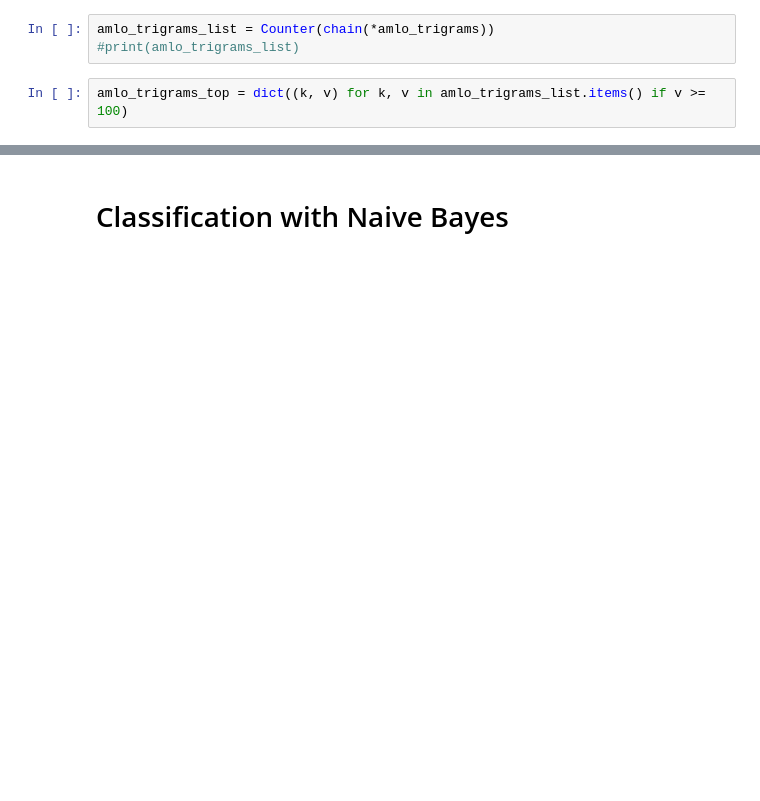
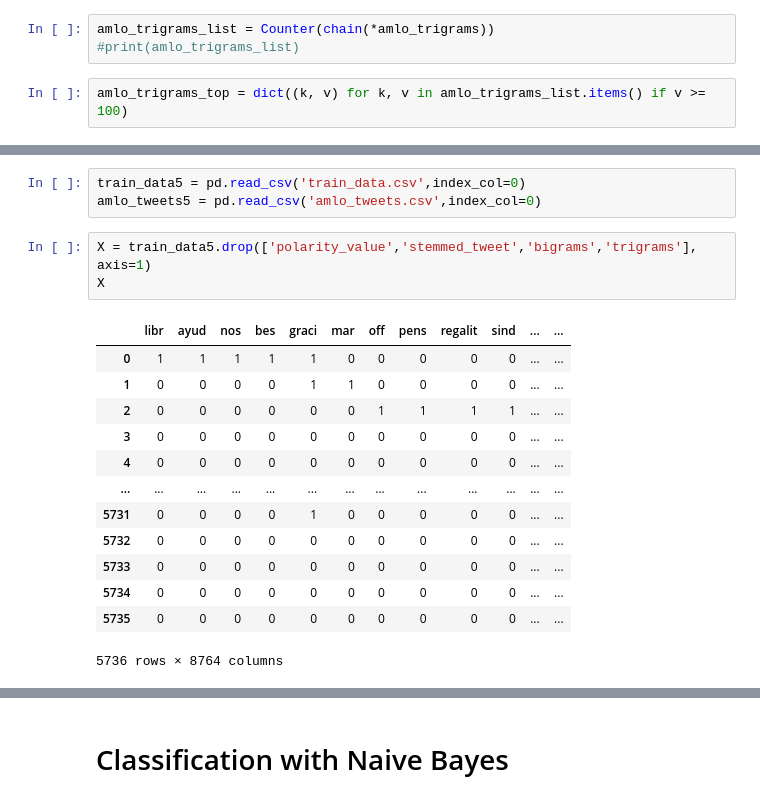
Before and after one commit to cecilia-acosta/Machine-Learning-Final-Project, a Jupyter notebook: Machine Learning Model_Tweets.ipynb, the cells around one changed output, grey strips where cells are left out. Saved outputs shown, nothing was run; the diff lists cells and outputs as text; blank space fills up the shorter version.

```diff
--- a/Machine Learning Model_Tweets.ipynb
+++ b/Machine Learning Model_Tweets.ipynb
@@ -351,0 +833,20 @@ amlo_tweets_final.to_csv('amlo_tweets.csv')
+# %%
+train_data5 = pd.read_csv('train_data.csv',index_col=0)
+amlo_tweets5 = pd.read_csv('amlo_tweets.csv',index_col=0)
+# %%
+X = train_data5.drop(['polarity_value','stemmed_tweet','bigrams','trigrams'], axis=1)
+X
+# %% [output]
+|  | libr | ayud | nos | bes | graci | mar | off | pens | regalit | sind | ... | ... |
+| 0 | 1 | 1 | 1 | 1 | 1 | 0 | 0 | 0 | 0 | 0 | ... | ... |
+| 1 | 0 | 0 | 0 | 0 | 1 | 1 | 0 | 0 | 0 | 0 | ... | ... |
+| 2 | 0 | 0 | 0 | 0 | 0 | 0 | 1 | 1 | 1 | 1 | ... | ... |
+| 3 | 0 | 0 | 0 | 0 | 0 | 0 | 0 | 0 | 0 | 0 | ... | ... |
+| 4 | 0 | 0 | 0 | 0 | 0 | 0 | 0 | 0 | 0 | 0 | ... | ... |
+| ... | ... | ... | ... | ... | ... | ... | ... | ... | ... | ... | ... | ... |
+| 5731 | 0 | 0 | 0 | 0 | 1 | 0 | 0 | 0 | 0 | 0 | ... | ... |
+| 5732 | 0 | 0 | 0 | 0 | 0 | 0 | 0 | 0 | 0 | 0 | ... | ... |
+| 5733 | 0 | 0 | 0 | 0 | 0 | 0 | 0 | 0 | 0 | 0 | ... | ... |
+| 5734 | 0 | 0 | 0 | 0 | 0 | 0 | 0 | 0 | 0 | 0 | ... | ... |
+| 5735 | 0 | 0 | 0 | 0 | 0 | 0 | 0 | 0 | 0 | 0 | ... | ... |
+5736 rows × 8764 columns
```
Also changed, not shown: parts of 82 cells of this notebook.
